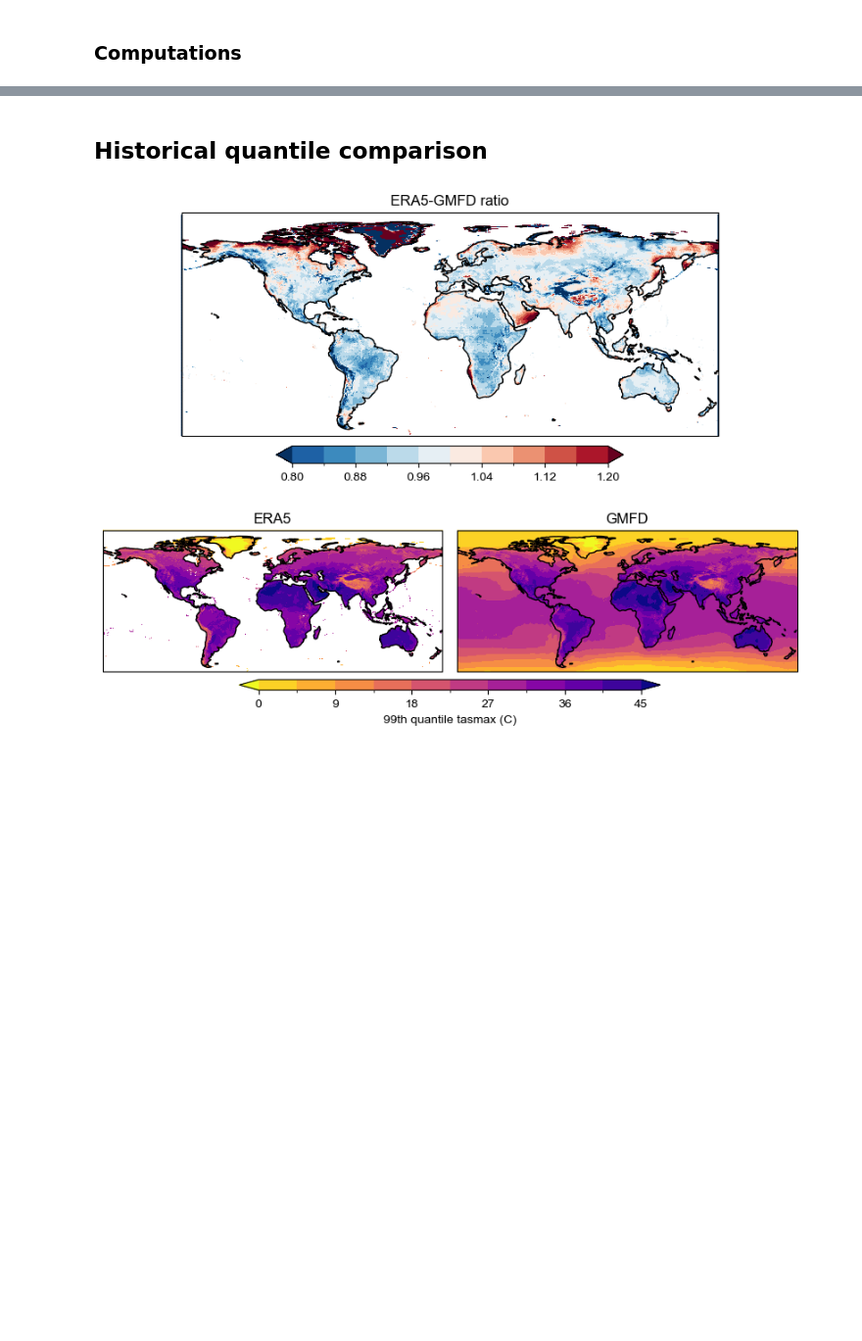
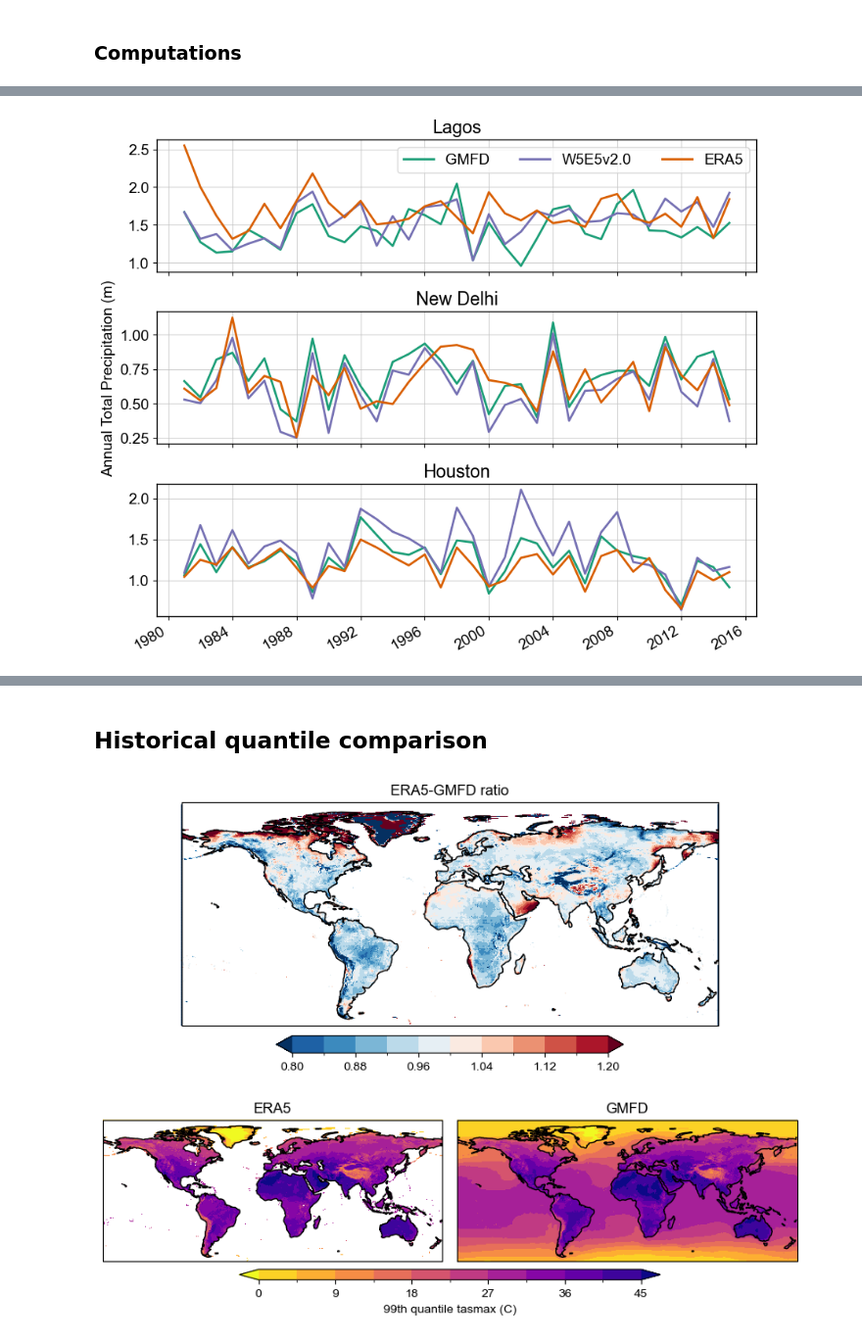
Before and after one commit to david0811/lafferty-sriver_2023_npjCliAtm, a Jupyter notebook: code/06b_supplementary_plots.ipynb, the cells around one changed output, grey strips where cells are left out. Shown at 98% size. Cells and saved outputs as stored; diff of their text form; code cells hidden in the pictures; blank space fills up the shorter version.

```diff
--- a/code/06b_supplementary_plots.ipynb
+++ b/code/06b_supplementary_plots.ipynb
@@ -260,0 +481,49 @@ ds_tas_avg = ds_tas.resample(time='1Y').mean()
+# %%
+# Figure 1: average precip
+fig, axs = plt.subplots(3,1, figsize=(10,8), sharex=True, sharey=False, gridspec_kw={'hspace':0.3})
+
+color_dict = {'GMFD':'#1b9e77', 'ERA5':'#d95f02', 'W5E5':'#7570b3'}
+
+### Lagos, Nigeria
+ax=axs[0]
+lat, lon = 6.455027, 3.384082
+(ds_gmfd.sel(lat=lat, lon=lon, method='nearest').pr_avg * 365/1000).plot(ax=ax, label=None, lw=2, color=color_dict['GMFD'])
+(ds_w5e5.sel(lat=lat, lon=lon, method='nearest').pr_avg * 365/1000).plot(ax=ax, label=None, lw=2, color=color_dict['W5E5'])
+(ds_era5.sel(lat=lat, lon=lon, method='nearest').pr_avg * 365/1000).plot(ax=ax, label=None, lw=2, color=color_dict['ERA5'])
+ax.set_title('Lagos')
+ax.set_xlabel('')
+ax.grid(color='silver', alpha=0.7)
+ax.set_ylabel('')
+
+ax.set_ylim(ax.get_ylim())
+ax.set_xlim(ax.get_xlim())
+ax.plot([100,200], [100,200], color=color_dict['GMFD'], lw=2, label = 'GMFD')
+ax.plot([100,200], [100,200], color=color_dict['W5E5'], lw=2, label = 'W5E5v2.0')
+ax.plot([100,200], [100,200], color=color_dict['ERA5'], lw=2, label = 'ERA5')
+ax.legend(fontsize=14, ncols=3)
+
+### New Delhi, India
+ax=axs[1]
+lat, lon = 28.613895, 77.209006
+(ds_gmfd.sel(lat=lat, lon=lon, method='nearest').pr_avg * 365/1000).plot(ax=ax, label=None, lw=2, color=color_dict['GMFD'])
+(ds_w5e5.sel(lat=lat, lon=lon, method='nearest').pr_avg * 365/1000).plot(ax=ax, label=None, lw=2, color=color_dict['W5E5'])
+(ds_era5.sel(lat=lat, lon=lon, method='nearest').pr_avg * 365/1000).plot(ax=ax, label=None, lw=2, color=color_dict['ERA5'])
+ax.set_title('New Delhi')
+ax.set_xlabel('')
+ax.grid(color='silver', alpha=0.7)
+ax.set_ylabel('Annual Total Precipitation (m)')
+
+### Houston, USA
+ax=axs[2]
+lat, lon = 29.762778, 360-95.383056
+(ds_gmfd.sel(lat=lat, lon=lon, method='nearest').pr_avg * 365/1000).plot(ax=ax, label=None, lw=2, color=color_dict['GMFD'])
+(ds_w5e5.sel(lat=lat, lon=lon, method='nearest').pr_avg * 365/1000).plot(ax=ax, label=None, lw=2, color=color_dict['W5E5'])
+(ds_era5.sel(lat=lat, lon=lon, method='nearest').pr_avg * 365/1000).plot(ax=ax, label=None, lw=2, color=color_dict['ERA5'])
+ax.set_title('Houston')
+ax.set_xlabel('')
+ax.grid(color='silver', alpha=0.7)
+ax.set_ylabel('')
+
+plt.show()
+# %% [output]
+[figure, added]
```
Also changed, not shown: parts of 15 cells of this notebook, 6 other files.
